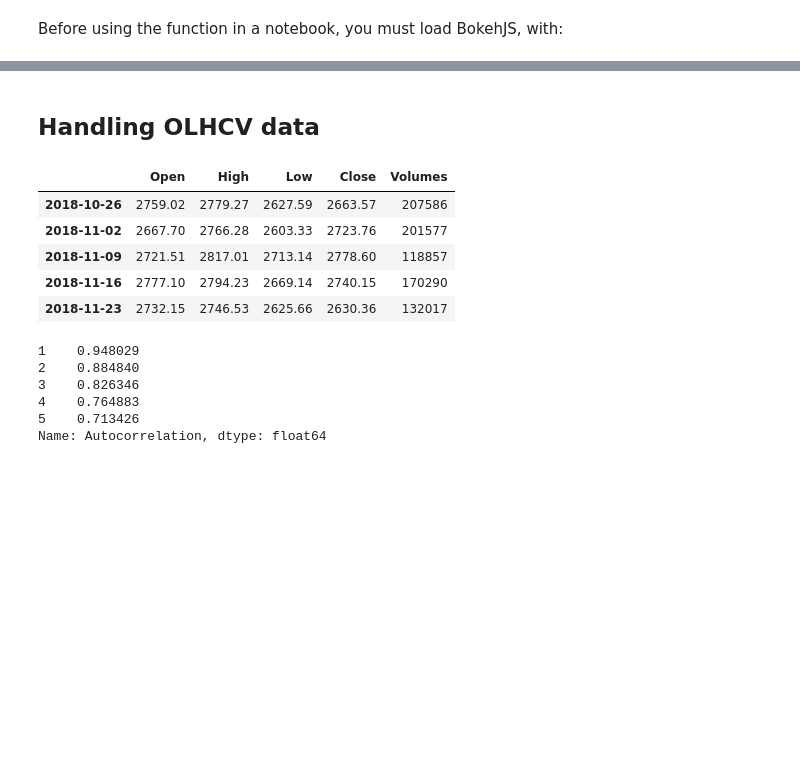
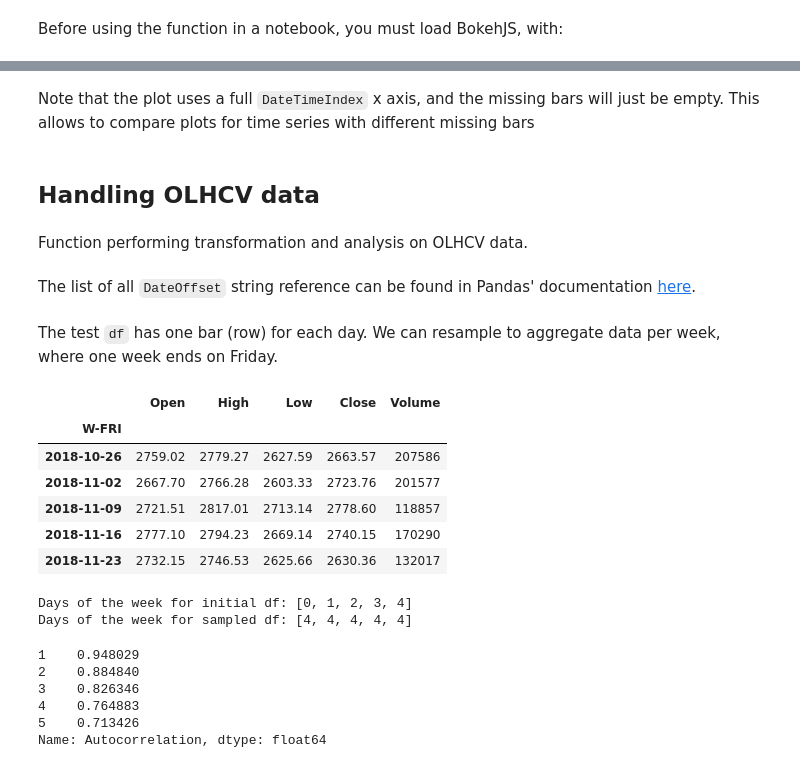
Before and after one commit to vtecftwy/ecfintools, a Jupyter notebook: nbs-dev/01_ohlcv.ipynb, the cells around one changed output, grey strips where cells are left out. Drawn from its saved outputs; the diff is of its cells as text; code cells hidden in the pictures; blank space fills up the shorter version.

```diff
--- a/nbs-dev/01_ohlcv.ipynb
+++ b/nbs-dev/01_ohlcv.ipynb
@@ -103,20 +110,21 @@ candlestick_plot(df.head(5), width=800, height=400, chart_title='Candlestick plo
 [interactive output not drawn]
 [interactive output not drawn]
+# %% [markdown]
+Note that the plot uses a full `DateTimeIndex` x axis, and the missing bars will just be empty. This allows to compare plots for time series with different missing bars
 # %% [markdown]
 ## Handling OLHCV data
+# %% [markdown]
+Function performing transformation and analysis on OLHCV data.
 # %%
+#| export
 def resample_ohlcv(
-    df:pd.DataFrame,    # df with datetime index, and at least following columns 'Open', 'High', 'Low', 'Close'. Optional 'Volume'
-    rule_str='W-FRI'    # Time offset alias for resampling. Default: 'W-FRI'. Other commons: 'D', 'B', 'W', 'M'
-    ) -> pd.DataFrame:  # df with datetime index and columns 'Open', 'High', 'Low', 'Close'. Optional 'Volume'
+    df:pd.DataFrame,    # `df` with datetime index, and at least following columns 'Open', 'High', 'Low', 'Close'. Optional 'Volume'
+    rule_str='W-FRI'    # `DateOffset` alias for resampling. Default: 'W-FRI'. Other commons: 'D', 'B', 'W', 'M'
+    ) -> pd.DataFrame:  # resampled `df` with columns 'Open', 'High', 'Low', 'Close'. Optional 'Volume'
     """
-    Resample an DataFrame with OHLCV format according to given rule string.
+    Resample a `DataFrame` with OHLCV format according to given rule string.
 
-    The re-sampling is applied to each of the OHLC and optional V column,
-    Re-sampling aggregate applies first(), max(), min(), last() and sum() to OHLCV respectively.
-    Common 'rules' are: 'D', 'B', 'W', 'W-FRI', 'M'
-
-    Offset string reference: https://pandas.pydata.org/pandas-docs/stable/user_guide/timeseries.html#dateoffset-objects
+    The re-sampling is applied to each of the OHLC and optional V column. Re-sampling aggregate applies `first()`, `max()`, `min()`, `last()` and `sum()` to OHLCV respectively.
     """
 
     resampled_df = df.resample(rule_str)
@@ -133,16 +141,30 @@ def resample_ohlcv(
         )
 
     if 'Volume' in resampled_df.count().columns:
-        ohlcv_df['Volumes'] = resampled_df['Volume'].sum()
+        ohlcv_df['Volume'] = resampled_df['Volume'].sum()
+
+    ohlcv_df.index.name = rule_str
 
     return ohlcv_df
+# %% [markdown]
+The list of all `DateOffset` string reference can be found in Pandas' documentation [here](https://pandas.pydata.org/pandas-docs/stable/user_guide/timeseries.html#dateoffset-objects).
+# %% [markdown]
+The test `df` has one bar (row) for each day. We can resample to aggregate data per week, where one week ends on Friday.
 # %%
-resample_ohlcv(df, rule_str='W-FRI').head(5)
+df_wk = resample_ohlcv(df, rule_str='W-FRI')
+df_wk.head(5)
 # %% [output]
-|  | Open | High | Low | Close | Volumes |
+|  | Open | High | Low | Close | Volume |
+| W-FRI |  |  |  |  |  |
 | 2018-10-26 | 2759.02 | 2779.27 | 2627.59 | 2663.57 | 207586 |
 | 2018-11-02 | 2667.70 | 2766.28 | 2603.33 | 2723.76 | 201577 |
 | 2018-11-09 | 2721.51 | 2817.01 | 2713.14 | 2778.60 | 118857 |
 | 2018-11-16 | 2777.10 | 2794.23 | 2669.14 | 2740.15 | 170290 |
 | 2018-11-23 | 2732.15 | 2746.53 | 2625.66 | 2630.36 | 132017 |
+# %%
+print('Days of the week for initial df:',list(df.index.day_of_week[:5]))
+print('Days of the week for sampled df:',list(df_wk.index.day_of_week[:5]))
+# %% [output]
+Days of the week for initial df: [0, 1, 2, 3, 4]
+Days of the week for sampled df: [4, 4, 4, 4, 4]
 # %%
```
Also changed, not shown: parts of 8 cells of this notebook, 23 other files.
